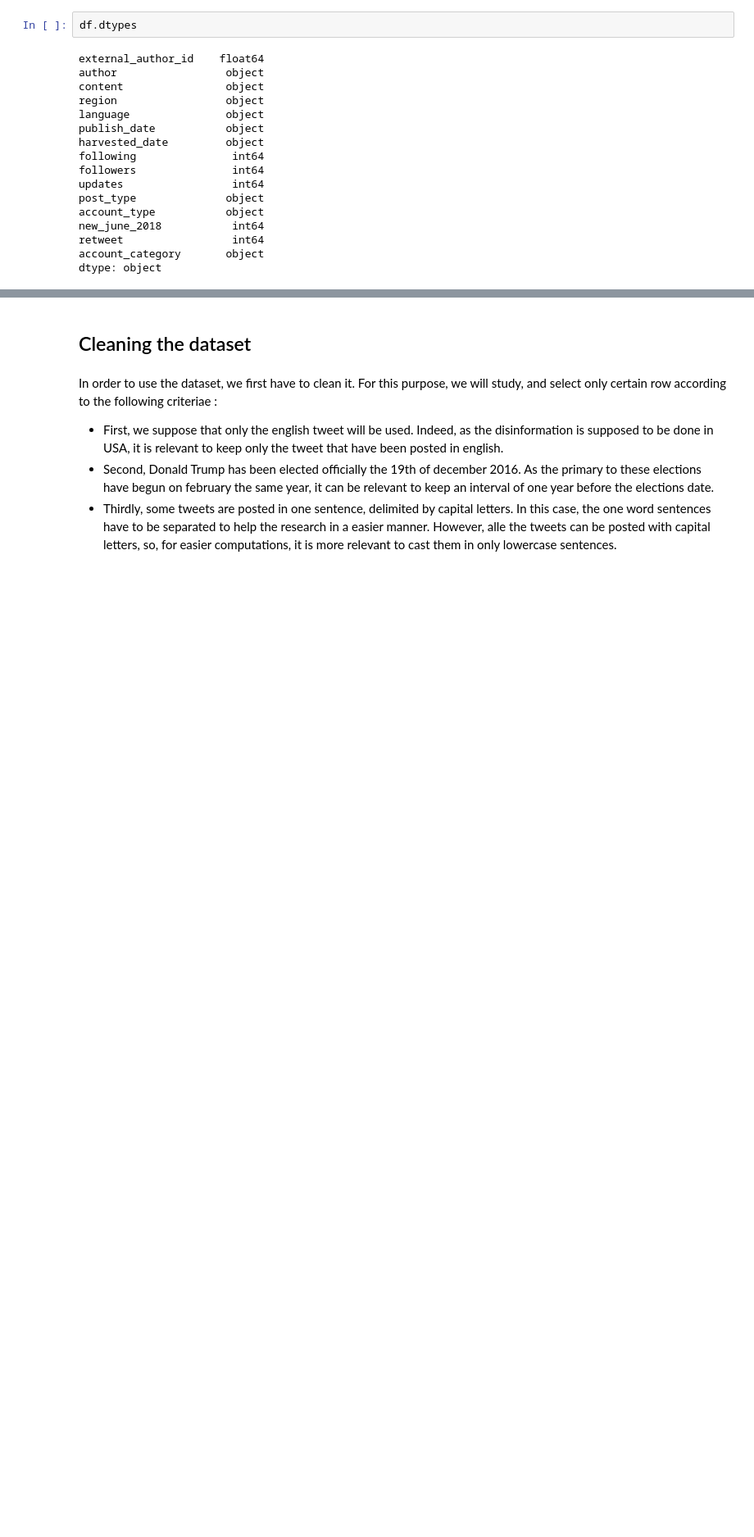
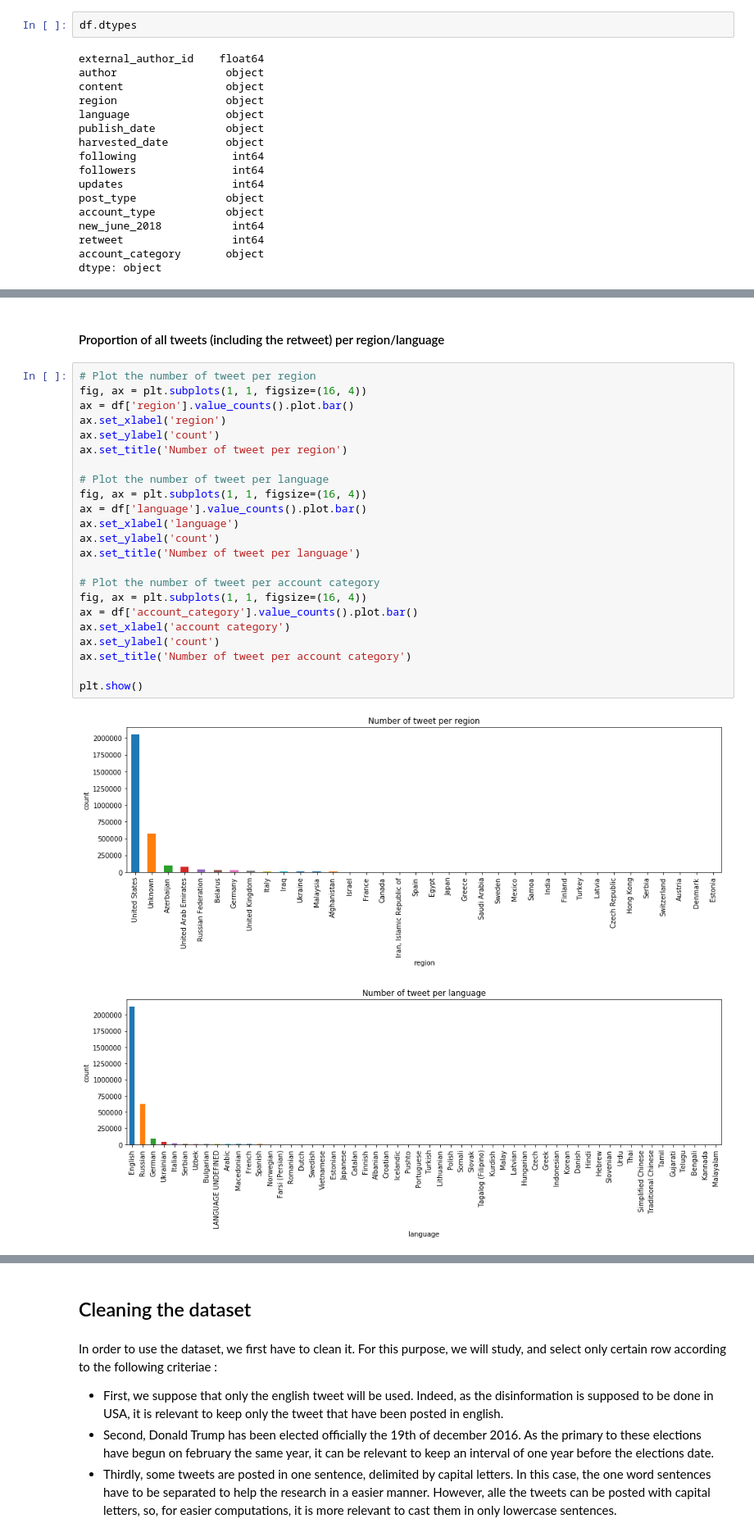
Before and after one commit to journeadrien/Project, a Jupyter notebook: python_code/project.ipynb, the cells around one changed output, grey strips where cells are left out. Shown: that part at 82% size. Cells and saved outputs as stored; diff of their text form; blank space fills up the shorter version.

```diff
--- a/python_code/project.ipynb
+++ b/python_code/project.ipynb
@@ -156,0 +163,28 @@ print(df['publish_date'].isnull().sum())
+# %% [markdown]
+#### Proportion of all tweets (including the retweet) per region/language
+# %%
+# Plot the number of tweet per region
+fig, ax = plt.subplots(1, 1, figsize=(16, 4))
+ax = df['region'].value_counts().plot.bar()
+ax.set_xlabel('region')
+ax.set_ylabel('count')
+ax.set_title('Number of tweet per region')
+
+# Plot the number of tweet per language
+fig, ax = plt.subplots(1, 1, figsize=(16, 4))
+ax = df['language'].value_counts().plot.bar()
+ax.set_xlabel('language')
+ax.set_ylabel('count')
+ax.set_title('Number of tweet per language')
+
+# Plot the number of tweet per account category
+fig, ax = plt.subplots(1, 1, figsize=(16, 4))
+ax = df['account_category'].value_counts().plot.bar()
+ax.set_xlabel('account category')
+ax.set_ylabel('count')
+ax.set_title('Number of tweet per account category')
+
+plt.show()
+# %% [output]
+[figure, added]
+[figure, added]
```
Also changed, not shown: parts of 13 cells of this notebook.
